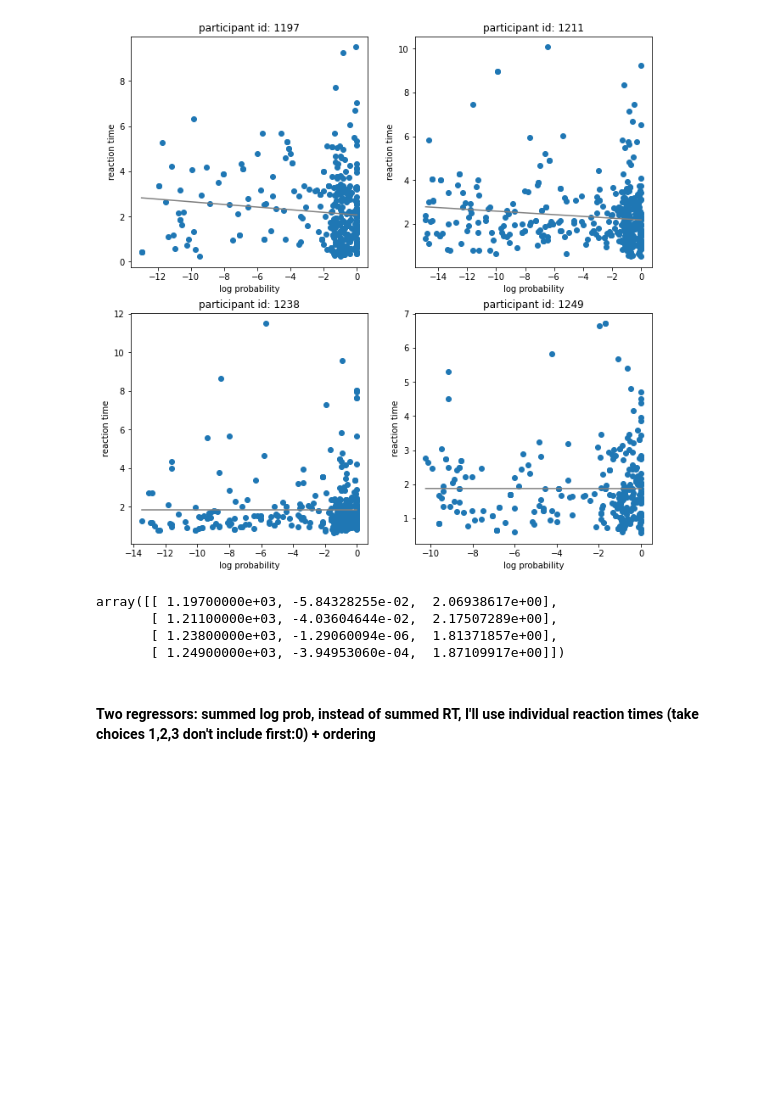
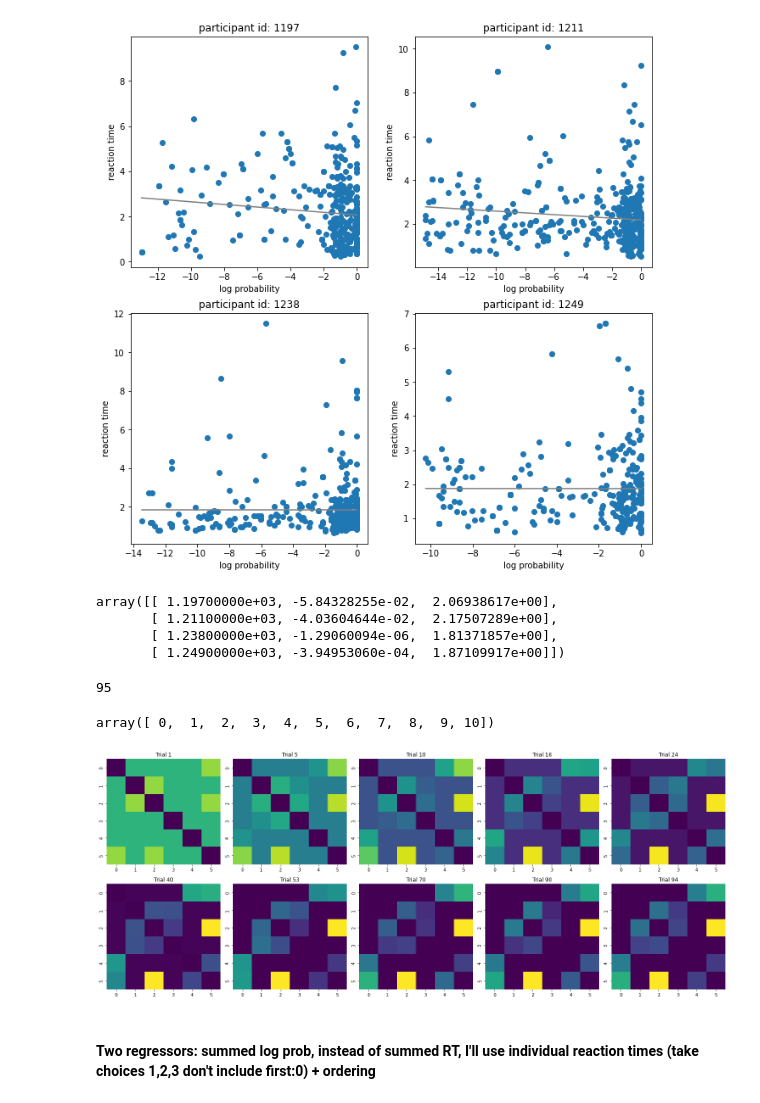
Before and after one commit to Kathleen-Medriano/Cactus, a Jupyter notebook: codes/tangram-generalization.ipynb, the cells around one changed output. Saved outputs shown, nothing was run; the diff lists cells and outputs as text; code cells hidden in the pictures; blank space fills up the shorter version.

Commit message:
trial by trial plot

```diff
--- a/codes/tangram-generalization.ipynb
+++ b/codes/tangram-generalization.ipynb
@@ -1232,5 +1232,36 @@ array([[ 1.19700000e+03, -5.84328255e-02,  2.06938617e+00],
        [ 1.21100000e+03, -4.03604644e-02,  2.17507289e+00],
        [ 1.23800000e+03, -1.29060094e-06,  1.81371857e+00],
        [ 1.24900000e+03, -3.94953060e-04,  1.87109917e+00]])
+# %%
+# Only the correc trial ids
+
+len(posterior_dict.keys())
+# %% [output]
+95
+# %%
+np.arange(15)[:11]
+# %% [output]
+array([ 0,  1,  2,  3,  4,  5,  6,  7,  8,  9, 10])
+# %%
+# Plot trial by trial updating
+
+dict_keys = list(posterior_dict.keys())
+trials = [1,5,10,16,24,40,53,70,90,94]
+
+fig,axn = plt.subplots(nrows=2, ncols=5, sharex=False, sharey=False, figsize=(20,8))
+
+for i, ax in enumerate(axn.flat):
+    sns.heatmap(posterior_dict[str(dict_keys[trials[i]])][0], ax=ax,
+                cmap='viridis',
+                cbar=False,
+                #annot=True,
+                vmax=1,
+                vmin=0
+                )
+    ax.set_title(f"Trial {trials[i]}")
+
+plt.tight_layout()
+# %% [output]
+[figure, added]
 # %% [markdown]
 #### Two regressors: summed log prob, instead of summed RT, I'll use individual reaction times (take choices 1,2,3 don't include first:0) + ordering
```
Also changed, not shown: parts of 1 cell of this notebook, 1 other file.
